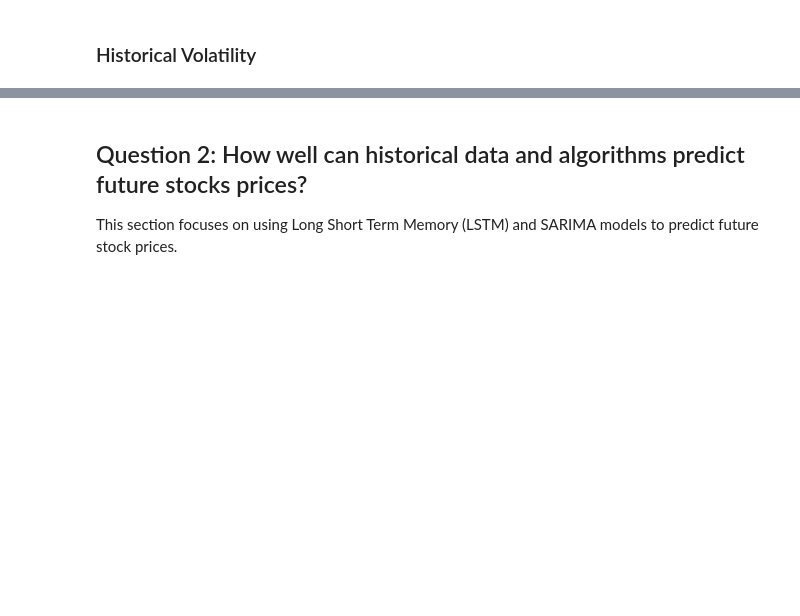
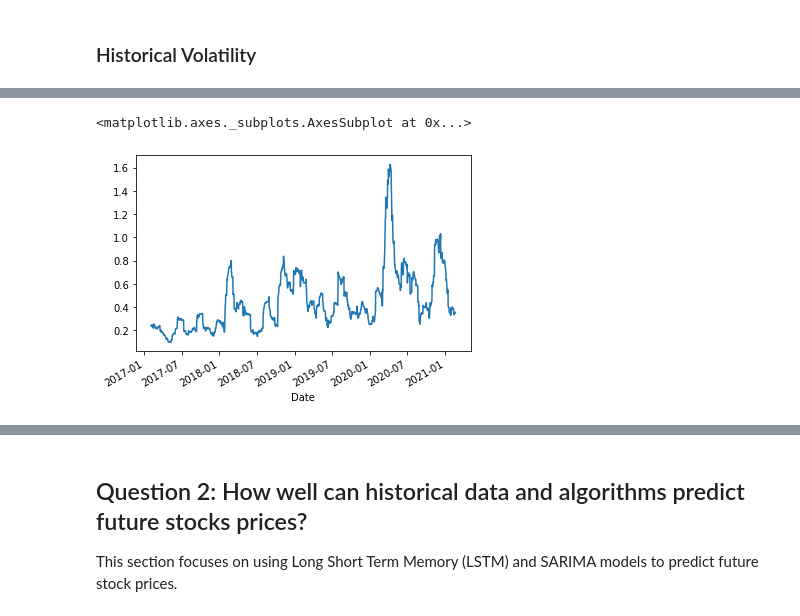
Before and after one commit to davidrtorres/Model-5-Stock-Price-Forecasting, a Jupyter notebook: Capstone_2_23_21.ipynb, the cells around one changed output, grey strips where cells are left out. Cells and saved outputs as stored; diff of their text form; code cells hidden in the pictures; blank space fills up the shorter version.

```diff
--- a/Capstone_2_23_21.ipynb
+++ b/Capstone_2_23_21.ipynb
@@ -648,3 +650,8 @@ prct_change
+# %%
+prct_change['Expected_Change'].plot()
+# %% [output]
+<matplotlib.axes._subplots.AxesSubplot at 0x...>
+[figure, added]
 # %%
 #magnitude of change
 #divide actual change by expected change
```
Also changed, not shown: parts of 70 cells of this notebook, 3 other files.
